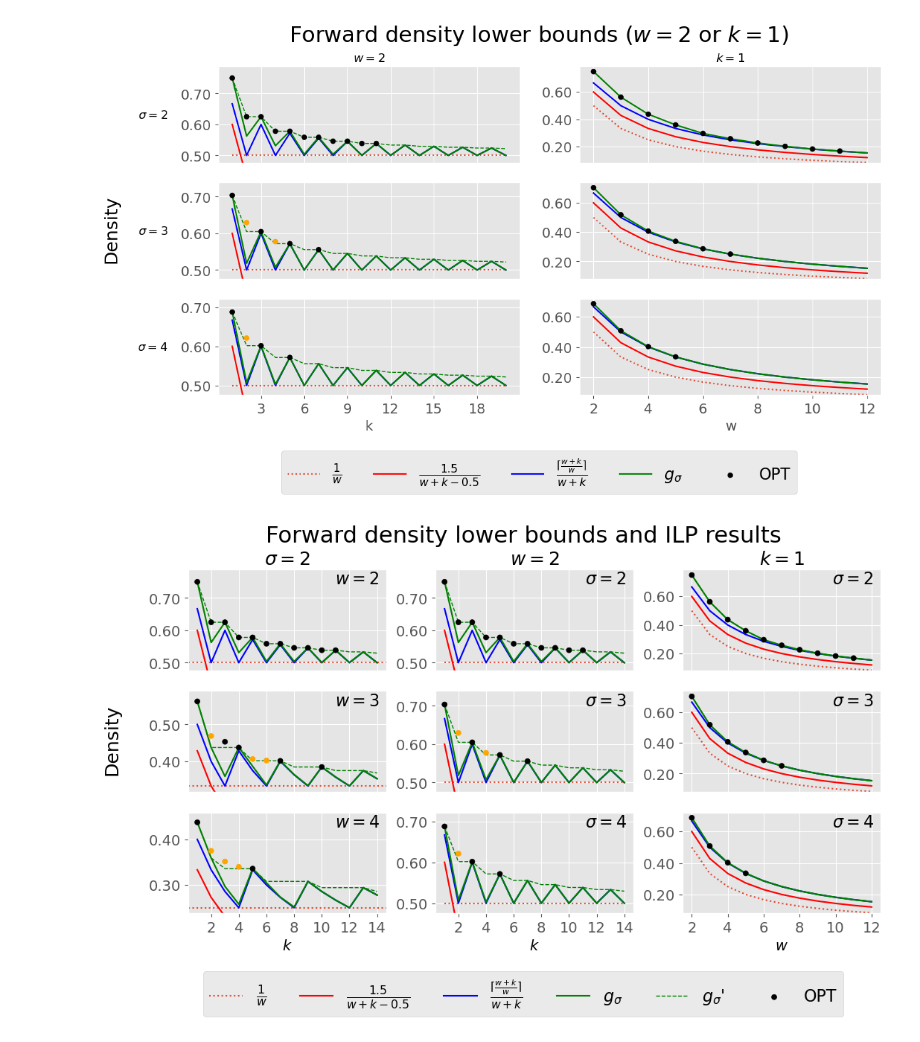
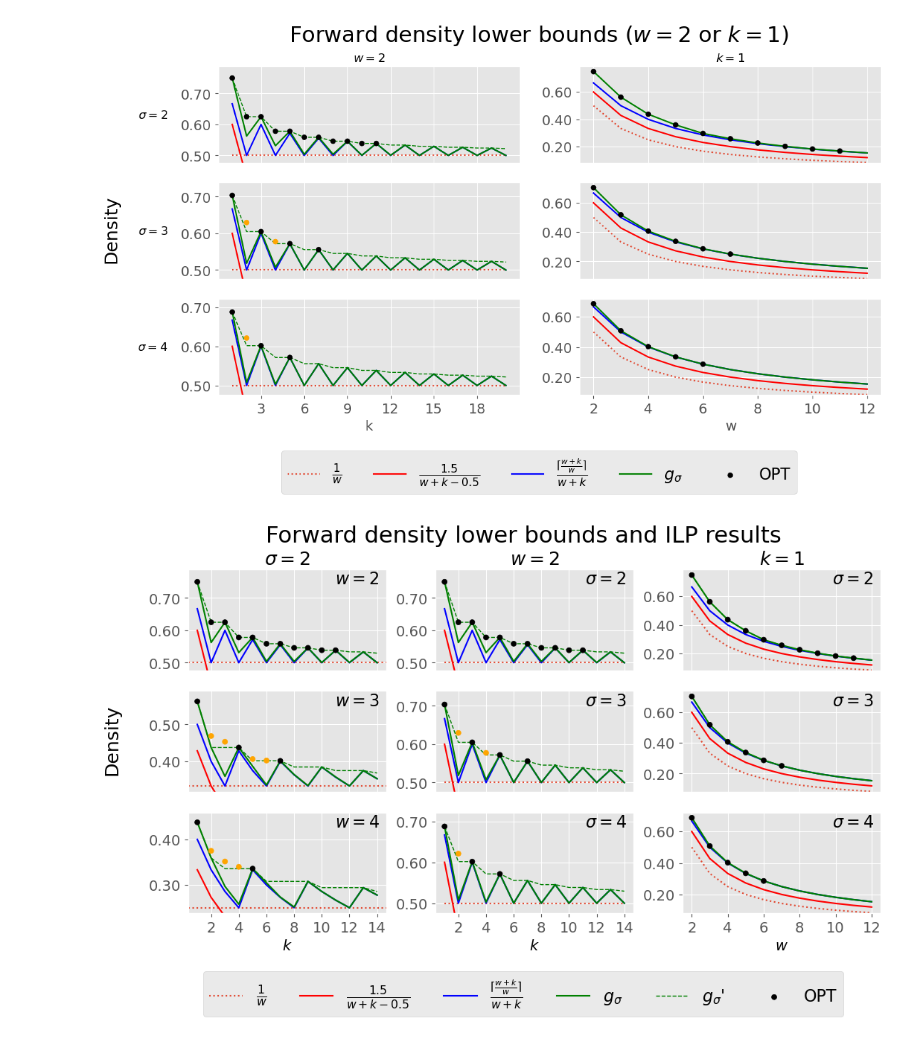
Before and after one commit to treangenlab/sampling-scheme-analysis, a Jupyter notebook: scripts/lower-bounds.ipynb, the cells around one changed output. Drawn from its saved outputs; the diff is of its cells as text; code cells hidden in the pictures.

```diff
--- a/scripts/lower-bounds.ipynb
+++ b/scripts/lower-bounds.ipynb
@@ -84,9 +84,7 @@ for idx, w in enumerate(w_range):
         if (w, k, sigma) in fwd_wksigma_to_dens:
             opt_k.append(k)
             opt_dens.append(fwd_wksigma_to_dens[(w, k, sigma)])
-            denominator = aperiodic_bound_suff(w, k, sigma).denominator
-            numerator = int(np.round(fwd_wksigma_to_dens[(w, k, sigma)] * denominator)) # Hack because old results used floating point, not fractions
-            opt_color.append("orange" if not aperiodic_bound_suff(w, k, sigma) == Fraction(numerator, denominator) else "black")
+            opt_color.append("orange" if not aperiodic_bound_suff(w, k, sigma) == fwd_wksigma_to_dens[(w, k, sigma)] else "black")
     ax.scatter(opt_k, opt_dens, label="OPT", color=opt_color, s=25, zorder=100)
 
     prop={'size': subplot_font}
@@ -136,9 +134,7 @@ for idx, sigma in enumerate(sigma_range):
         if (w, k, sigma) in fwd_wksigma_to_dens:
             opt_w.append(w)
             opt_dens.append(fwd_wksigma_to_dens[(w, k, sigma)])
-            denominator = aperiodic_bound_suff(w, k, sigma).denominator
-            numerator = int(np.round(fwd_wksigma_to_dens[(w, k, sigma)] * denominator)) # Hack because old results used floating point, not fractions
-            opt_color.append("orange" if not aperiodic_bound_suff(w, k, sigma) == Fraction(numerator, denominator) else "black")
+            opt_color.append("orange" if not aperiodic_bound_suff(w, k, sigma) == fwd_wksigma_to_dens[(w, k, sigma)] else "black")
 
     ax.scatter(opt_w, opt_dens, label="OPT", color=opt_color, s=25, zorder=100)
     prop={'size': subplot_font}
@@ -187,9 +183,7 @@ for idx, sigma in enumerate(sigma_range):
         if (w, k, sigma) in fwd_wksigma_to_dens:
             opt_k.append(k)
             opt_dens.append(fwd_wksigma_to_dens[(w, k, sigma)])
-            denominator = aperiodic_bound_suff(w, k, sigma).denominator
-            numerator = int(np.round(fwd_wksigma_to_dens[(w, k, sigma)] * denominator)) # Hack because old results used floating point, not fractions
-            opt_color.append("orange" if not aperiodic_bound_suff(w, k, sigma) == Fraction(numerator, denominator) else "black")
+            opt_color.append("orange" if not aperiodic_bound_suff(w, k, sigma) == fwd_wksigma_to_dens[(w, k, sigma)] else "black")
     ax.scatter(opt_k, opt_dens, label="OPT", color=opt_color, s=25, zorder=100)
     prop={'size': subplot_font}
 
@@ -240,9 +234,7 @@ for idx, sigma in enumerate(sigma_range):
         if (w, k, sigma) in fwd_wksigma_to_dens:
             opt_k.append(k)
             opt_dens.append(fwd_wksigma_to_dens[(w, k, sigma)])
-            denominator = aperiodic_bound_suff(w, k, sigma).denominator
-            numerator = int(np.round(fwd_wksigma_to_dens[(w, k, sigma)] * denominator)) # Hack because old results used floating point, not fractions
-            opt_color.append("orange" if not aperiodic_bound_suff(w, k, sigma) == Fraction(numerator, denominator) else "black")
+            opt_color.append("orange" if not aperiodic_bound_suff(w, k, sigma) == fwd_wksigma_to_dens[(w, k, sigma)] else "black")
     ax.scatter(opt_k, opt_dens, label="OPT", color=opt_color, s=25, zorder=100)
     prop={'size': subplot_font}
 
@@ -280,9 +272,7 @@ for idx, sigma in enumerate(sigma_range):
         if (w, k, sigma) in fwd_wksigma_to_dens:
             opt_w.append(w)
             opt_dens.append(fwd_wksigma_to_dens[(w, k, sigma)])
-            denominator = aperiodic_bound_suff(w, k, sigma).denominator
-            numerator = int(np.round(fwd_wksigma_to_dens[(w, k, sigma)] * denominator)) # Hack because old results used floating point, not fractions
-            opt_color.append("orange" if not aperiodic_bound_suff(w, k, sigma) == Fraction(numerator, denominator) else "black")
+            opt_color.append("orange" if not aperiodic_bound_suff(w, k, sigma) == fwd_wksigma_to_dens[(w, k, sigma)] else "black")
 
     ax.scatter(opt_w, opt_dens, label="OPT", color=opt_color, s=25, zorder=100)
     prop={'size': subplot_font}
@@ -359,9 +349,7 @@ for idx, w in enumerate(w_range):
         if (w, k, sigma) in fwd_wksigma_to_dens:
             opt_k.append(k)
             opt_dens.append(fwd_wksigma_to_dens[(w, k, sigma)])
-            denominator = aperiodic_bound_suff(w, k, sigma).denominator
-            numerator = int(np.round(fwd_wksigma_to_dens[(w, k, sigma)] * denominator)) # Hack because old results used floating point, not fractions
-            opt_color.append("orange" if not aperiodic_bound_suff(w, k, sigma) == Fraction(numerator, denominator) else "black")
+            opt_color.append("orange" if not aperiodic_bound_suff(w, k, sigma) == fwd_wksigma_to_dens[(w, k, sigma)] else "black")
     ax.scatter(opt_k, opt_dens, label="OPT", color=opt_color, s=25, zorder=100)
 
     prop={'size': subplot_font}
@@ -401,9 +389,7 @@ for idx, sigma in enumerate(sigma_range):
         if (w, k, sigma) in fwd_wksigma_to_dens:
             opt_k.append(k)
             opt_dens.append(fwd_wksigma_to_dens[(w, k, sigma)])
-            denominator = aperiodic_bound_suff(w, k, sigma).denominator
-            numerator = int(np.round(fwd_wksigma_to_dens[(w, k, sigma)] * denominator)) # Hack because old results used floating point, not fractions
-            opt_color.append("orange" if not aperiodic_bound_suff(w, k, sigma) == Fraction(numerator, denominator) else "black")
+            opt_color.append("orange" if not aperiodic_bound_suff(w, k, sigma) == fwd_wksigma_to_dens[(w, k, sigma)] else "black")
     ax.scatter(opt_k, opt_dens, label="OPT", color=opt_color, s=25, zorder=100)
     prop={'size': subplot_font}
 
@@ -443,9 +429,7 @@ for idx, sigma in enumerate(sigma_range):
         if (w, k, sigma) in fwd_wksigma_to_dens:
             opt_w.append(w)
             opt_dens.append(fwd_wksigma_to_dens[(w, k, sigma)])
-            denominator = aperiodic_bound_suff(w, k, sigma).denominator
-            numerator = int(np.round(fwd_wksigma_to_dens[(w, k, sigma)] * denominator)) # Hack because old results used floating point, not fractions
-            opt_color.append("orange" if not aperiodic_bound_suff(w, k, sigma) == Fraction(numerator, denominator) else "black")
+            opt_color.append("orange" if not aperiodic_bound_suff(w, k, sigma) == fwd_wksigma_to_dens[(w, k, sigma)] else "black")
 
     ax.scatter(opt_w, opt_dens, label="OPT", color=opt_color, s=25, zorder=100)
     prop={'size': subplot_font}
@@ -468,34 +452,34 @@ for idx, sigma in enumerate(sigma_range):
 
 pad = 5
 # for ax, sigma in zip(axs[:,0], sigma_range):
 #     ax.annotate(f"$\sigma={sigma}$", xy=(0, 0.5), xytext=(-ax.yaxis.labelpad - pad, 0),
 #         xycoords=ax.yaxis.label, textcoords='offset points',
 #         size='large', ha='right', va='center')
 
 ax = axs[0][0]
 ax.annotate(f"$\sigma=2$", xy=(0.5, 1), xytext=(0, pad),
             xycoords='axes fraction', textcoords='offset points',
             size=col_font, ha='center', va='baseline')
 
 ax = axs[0][1]
 ax.annotate(f"$w=2$", xy=(0.5, 1), xytext=(0, pad),
             xycoords='axes fraction', textcoords='offset points',
             size=col_font, ha='center', va='baseline')
 
 ax = axs[0][2]
 ax.annotate(f"$k=1$", xy=(0.5, 1), xytext=(0, pad),
             xycoords='axes fraction', textcoords='offset points',
             size=col_font, ha='center', va='baseline')
 
 handles, labels = ax.get_legend_handles_labels()
 fig.legend(handles, labels, bbox_to_anchor=(.5, 0), loc='upper center', prop={'size': legend_font}, ncols=6)
 # fig.supxlabel("$k$", y=.04, fontsize=plot_font)
 fig.supylabel("Density", x=0.03, fontsize=plot_font)
 fig.suptitle("Forward density lower bounds and ILP results", fontsize=title_font)
 fig.savefig(f"media/bound-fwd-grid.png", dpi=fig_dpi, bbox_inches='tight')
 fig.show()
 # %% [output]
-[figure, old version]
+[figure, new version]
 # %%
 
 w_range = list([2, 4, 8, 16])
```
Also changed, not shown: parts of 6 cells of this notebook, 5 other files.
